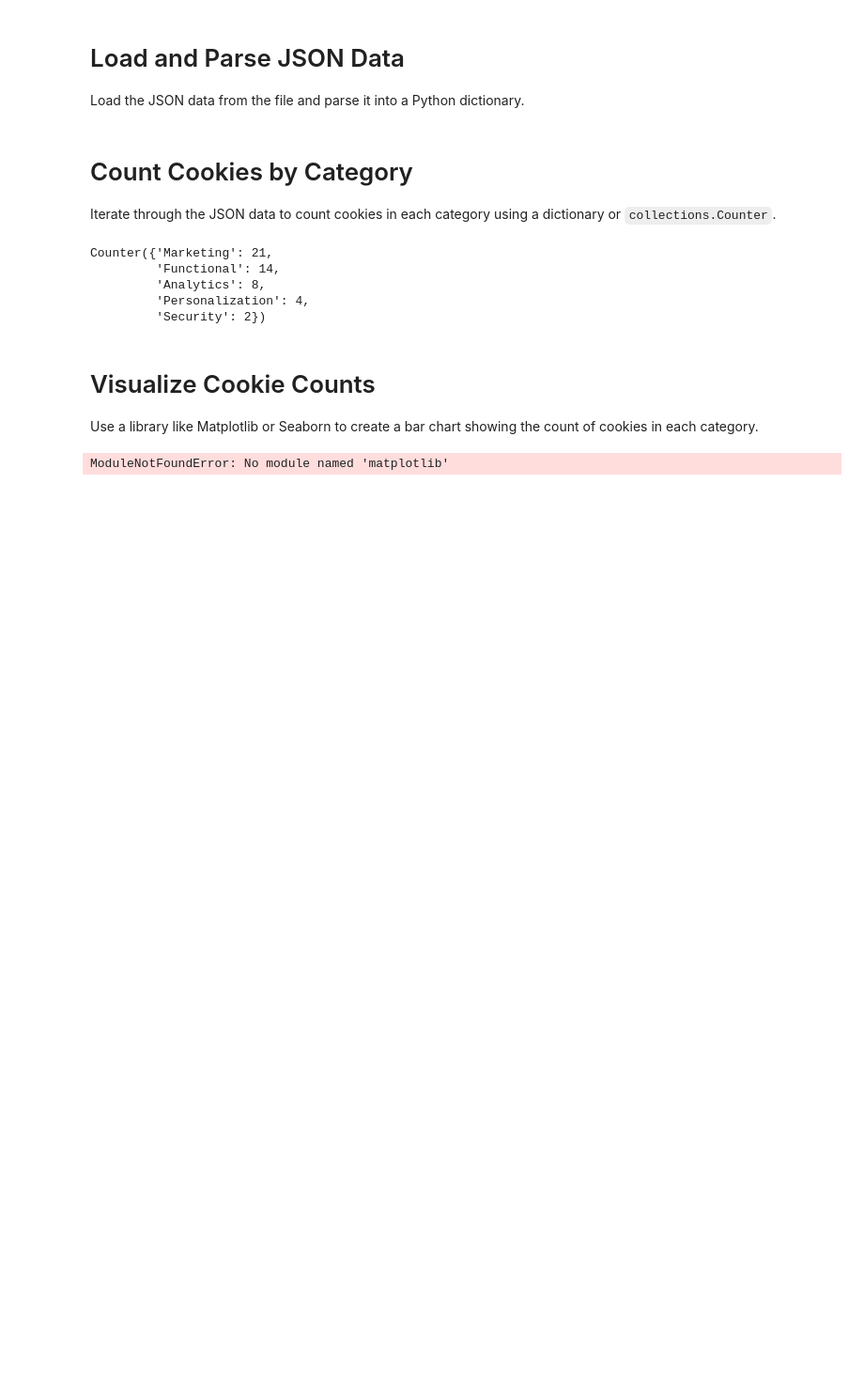
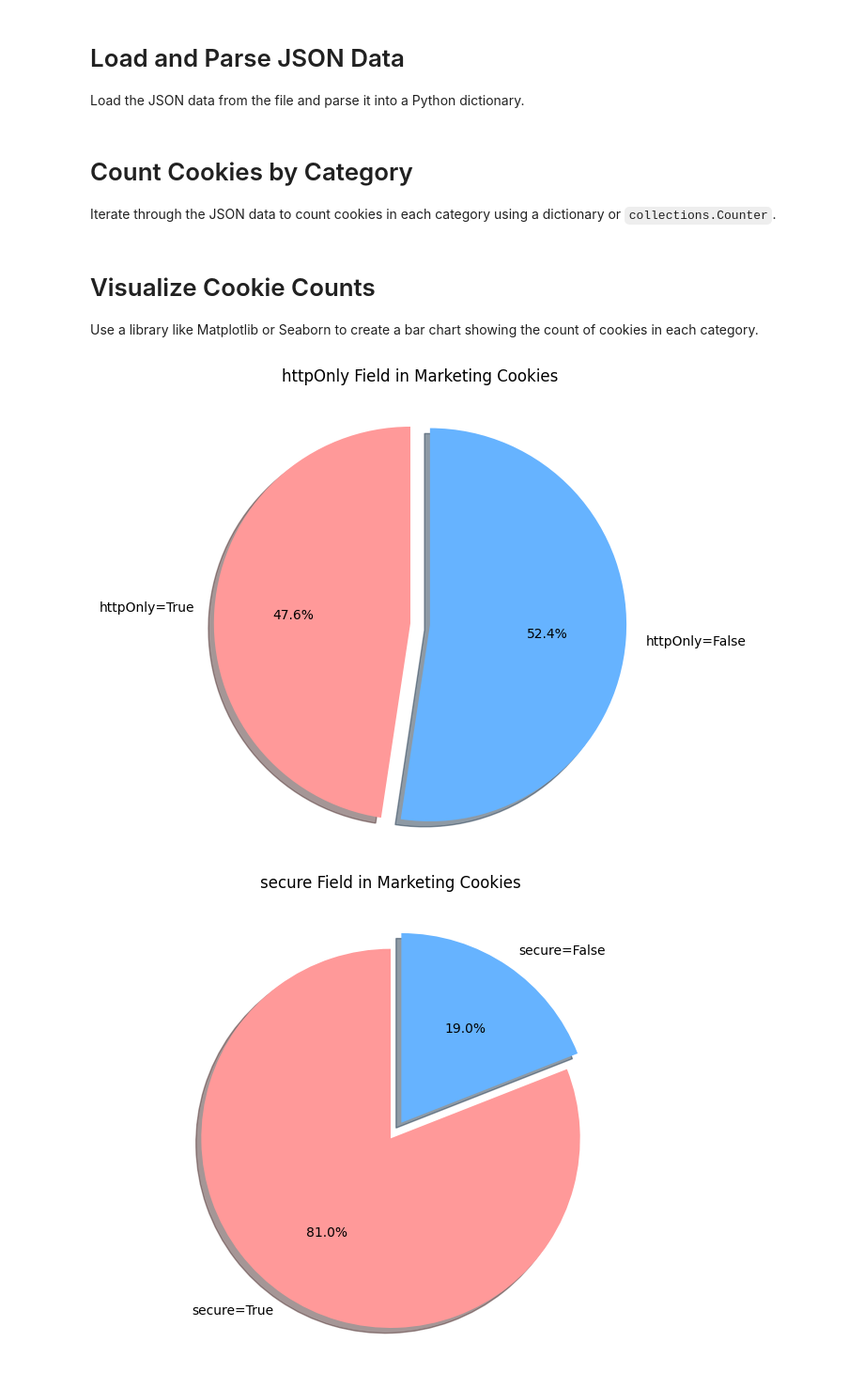
Before and after one commit to dateng2016/network_security_final_project, a Jupyter notebook: draw.ipynb, the cells around one changed output. Shown: that part at 94% size. Saved outputs shown, nothing was run; the diff lists cells and outputs as text; code cells hidden in the pictures; blank space fills up the shorter version.

```diff
--- a/draw.ipynb
+++ b/draw.ipynb
@@ -9,7 +9,7 @@ from collections import Counter  # For counting occurrences in categories
 Load the JSON data from the file and parse it into a Python dictionary.
 # %%
 # Load and Parse JSON Data
-with open('/Users/hanqihua/Desktop/network_security_final_project/output.json', 'r') as file:
+with open('output.json', 'r') as file:
     json_data = json.load(file)  # Load JSON data from the file into a Python dictionary
 
 # Verify the structure of the loaded data (optional)
@@ -30,12 +30,6 @@ for domain, cookies in json_data.items():
 
 # Display the counts for each category
 cookie_counts
-# %% [output]
-Counter({'Marketing': 21,
-         'Functional': 14,
-         'Analytics': 8,
-         'Personalization': 4,
-         'Security': 2})
 # %% [markdown]
 # Visualize Cookie Counts
 Use a library like Matplotlib or Seaborn to create a bar chart showing the count of cookies in each category.
@@ -48,16 +42,14 @@ counts = list(cookie_counts.values())
 
 # Create a bar chart
 plt.figure(figsize=(10, 6))  # Set the figure size
-plt.bar(categories, counts, color='skyblue')  # Create a bar chart with custom color
+plt.bar(categories, counts, color="skyblue")  # Create a bar chart with custom color
 
 # Add labels and title
-plt.xlabel('Cookie Categories', fontsize=12)
-plt.ylabel('Count', fontsize=12)
-plt.title('Count of Cookies in Each Category', fontsize=14)
-plt.xticks(rotation=45, ha='right')  # Rotate x-axis labels for better readability
+plt.xlabel("Cookie Categories", fontsize=12)
+plt.ylabel("Count", fontsize=12)
+plt.title("Count of Cookies in Each Category", fontsize=14)
+plt.xticks(rotation=45, ha="right")  # Rotate x-axis labels for better readability
 
 # Display the chart
 plt.tight_layout()  # Adjust layout to prevent clipping of labels
 plt.show()  # Render the bar chart
-# %% [output]
-ModuleNotFoundError: No module named 'matplotlib'
@@ -63,0 +132,53 @@ ModuleNotFoundError: No module named 'matplotlib'
+# %%
+def get_field_histogram_for_cookie_of(cookie_type: str, field: str) -> None:
+    with open("output.json", "r") as file:
+        data = json.load(file)
+    #  Count httpOnly values for marketing cookies
+    http_only_counts = {"True": 0, "False": 0}
+
+    for domain, cookies in data.items():
+        if not isinstance(cookies, list):
+            continue
+        for cookie in cookies:
+            if cookie.get("classification") == cookie_type:
+                if cookie.get(field, False):
+                    http_only_counts["True"] += 1
+                else:
+                    http_only_counts["False"] += 1
+
+    # Prepare data for pie chart
+    labels = [f"{field}=True", f"{field}=False"]
+    sizes = [http_only_counts["True"], http_only_counts["False"]]
+    colors = ["#ff9999", "#66b3ff"]
+    explode = (0.1, 0)  # explode the first slice
+
+    # Create pie chart
+    plt.figure(figsize=(8, 6))
+    plt.pie(
+        sizes,
+        explode=explode,
+        labels=labels,
+        colors=colors,
+        autopct="%1.1f%%",
+        shadow=True,
+        startangle=90,
+    )
+    plt.axis("equal")  # Equal aspect ratio ensures pie is drawn as a circle
+    plt.title(f"{field} Field in {cookie_type} Cookies", pad=20)
+
+    # Show the plot
+    plt.show()
+
+
+for cookie_type in {
+    "Marketing",
+    "Personalization",
+    "Functional",
+    "Analytics",
+    "Security",
+}:
+    for field in ["httpOnly", "secure"]:
+        get_field_histogram_for_cookie_of(cookie_type=cookie_type, field=field)
+# %% [output]
+[figure, added]
+[figure, added]
```
Also changed, not shown: parts of 3 cells of this notebook, 2 other files.
